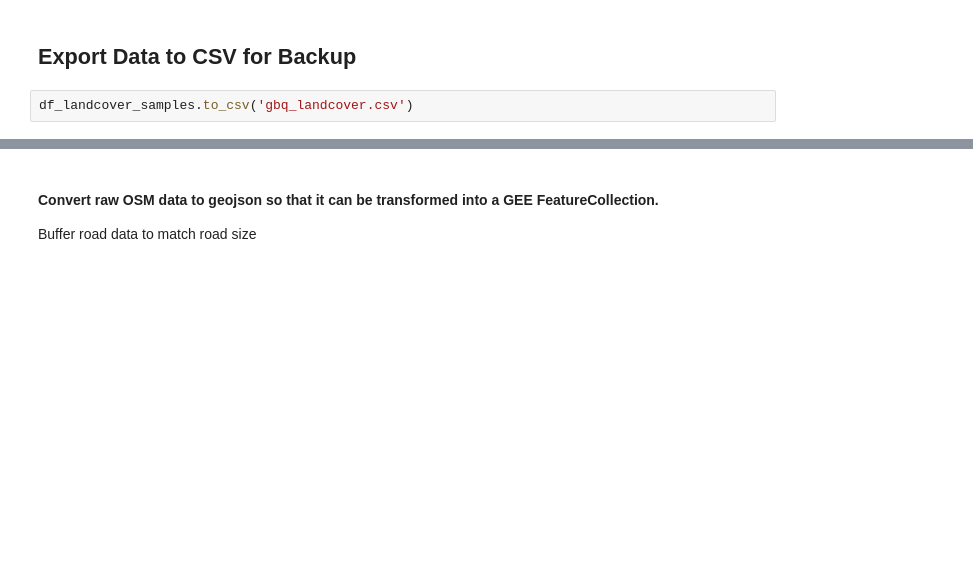
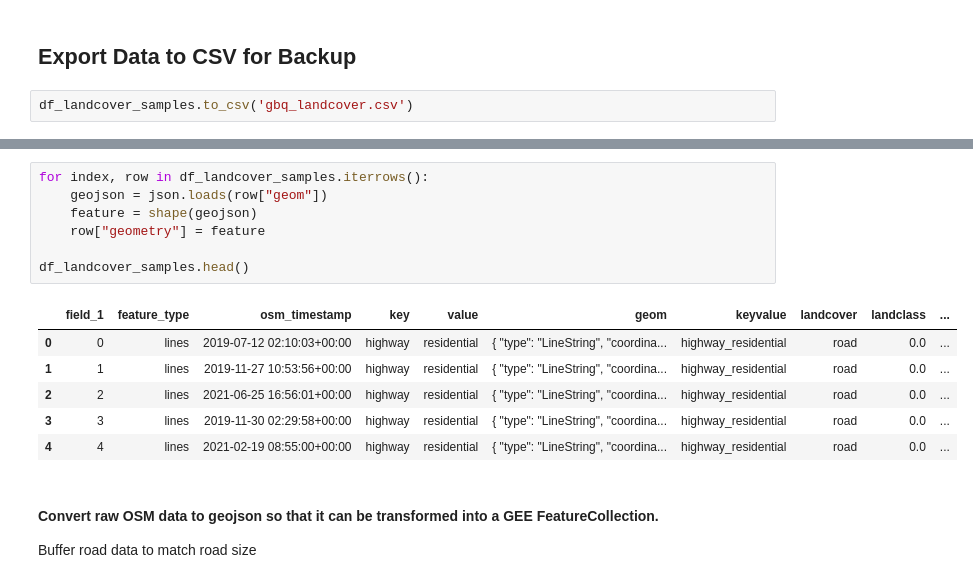
Before and after one commit to ncsu-geoforall-lab/rapid-dem-binder, a Jupyter notebook: gee_change_detectoin.ipynb, the cells around one changed output, grey strips where cells are left out. Cells and saved outputs as stored; diff of their text form; blank space fills up the shorter version.

```diff
--- a/gee_change_detectoin.ipynb
+++ b/gee_change_detectoin.ipynb
@@ -264,3 +340,17 @@ plt.savefig(os.path.join(figures_save_location,"osm_year_count" + "_by_type"),dp
+# %%
+for index, row in df_landcover_samples.iterrows():
+    geojson = json.loads(row["geom"])
+    feature = shape(geojson)
+    row["geometry"] = feature
+
+df_landcover_samples.head()
+# %% [output]
+|  | field_1 | feature_type | osm_timestamp | key | value | geom | keyvalue | landcover | landclass | ... |
+| 0 | 0 | lines | 2019-07-12 02:10:03+00:00 | highway | residential | { "type": "LineString", "coordina... | highway_residential | road | 0.0 | ... |
+| 1 | 1 | lines | 2019-11-27 10:53:56+00:00 | highway | residential | { "type": "LineString", "coordina... | highway_residential | road | 0.0 | ... |
+| 2 | 2 | lines | 2021-06-25 16:56:01+00:00 | highway | residential | { "type": "LineString", "coordina... | highway_residential | road | 0.0 | ... |
+| 3 | 3 | lines | 2019-11-30 02:29:58+00:00 | highway | residential | { "type": "LineString", "coordina... | highway_residential | road | 0.0 | ... |
+| 4 | 4 | lines | 2021-02-19 08:55:00+00:00 | highway | residential | { "type": "LineString", "coordina... | highway_residential | road | 0.0 | ... |
 # %% [markdown]
 
 #### Convert raw OSM data to geojson so that it can be transformed into a GEE FeatureCollection.
```
Also changed, not shown: parts of 8 cells of this notebook, 18 other files.
